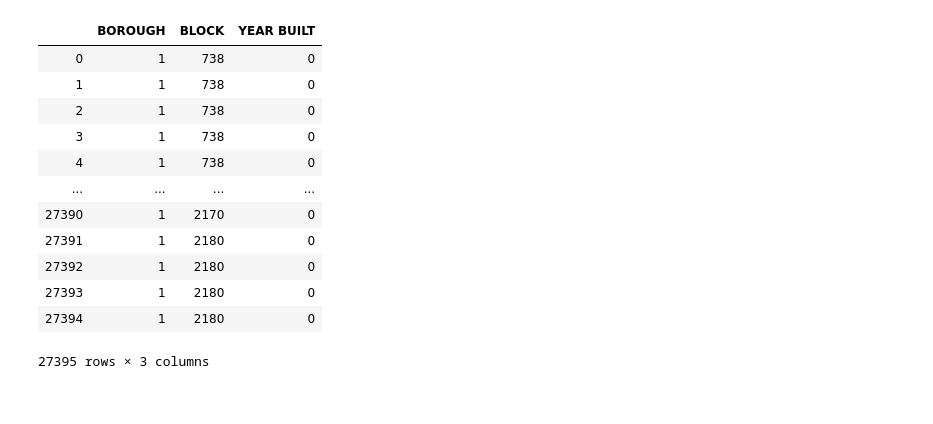
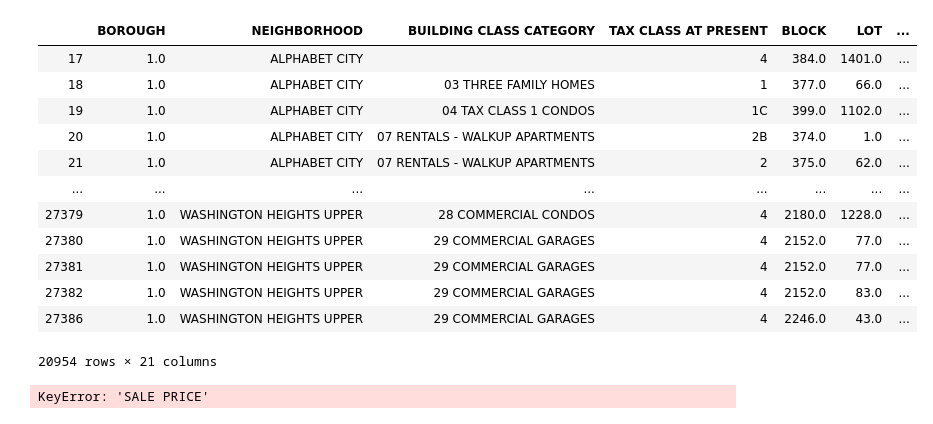
Before and after one commit to Zaederx/BigData-Assignment1, a Jupyter notebook: Assignment1.ipynb, the cells around one changed output. Drawn from its saved outputs; the diff is of its cells as text; code cells hidden in the pictures.

Commit message:
Most of necessary data cleaning is done - Almost ready for visualisation and some analysis

```diff
--- a/Assignment1.ipynb
+++ b/Assignment1.ipynb
@@ -89,0 +58,7 @@ Data Description:
+# %%
+# Data Cleaning
+df = df.replace(' ', np.NaN)
+df['YEAR BUILT'] = df['YEAR BUILT'].replace('0', np.NaN)
+del df['EASE-MENT']#because it is empty
+
+print('some cleaning performed')
@@ -89,0 +143,4 @@ Data Description:
+# %%
+#drop NaN values from rows
+df = df.dropna(axis=0)
+df
@@ -89,0 +161,25 @@ Data Description:
+# %%
+
+# prices = df.get('SALE PRICE', pd.Series(index=df.index, name='Price'))
+# prices = df['SALE PRICE'].(dtype=object)
+# prices = np.asarray(df['SALE PRICE'])
+
+#CONVERT SALE PRICE TO NUMERIC INSTEAD OF OBJECT
+price_copy = df['SALE PRICE'];
+print('price_copy\n',price_copy)
+str_prices = price_copy.replace('[\$]','', regex=True)
+print('\nremove "$"\n',str_prices)
+str_prices = str_prices.replace(',','', regex = True)
+print('\nremove ","\n',str_prices)
+str_prices = str_prices.replace(regex=r'\b0\b', value=np.NaN)
+print('\nremove "0"\n',str_prices)
+num_prices = pd.to_numeric(str_prices) #To fix parsing error - ValueError: Unable to parse string "$360,000" at position 0
+print('\nprice to numeric\n',num_prices)
+# df.loc['SALE PRICE'] = df['SALE PRICE'].replace('$0', np.NaN)
+df.loc['SALE PRICE'] = num_prices
+
+
+ln_prices = np.log10(num_prices)
+df = df.assign(LN_PRICE=ln_prices)
+df = df.dropna()
+df
@@ -90,17 +229,17 @@ Data Description:
 # %%
 # Looking at data
-df[['BOROUGH','BLOCK','YEAR BUILT']]
+df
 # %% [output]
-|  | BOROUGH | BLOCK | YEAR BUILT |
-| 0 | 1 | 738 | 0 |
-| 1 | 1 | 738 | 0 |
-| 2 | 1 | 738 | 0 |
-| 3 | 1 | 738 | 0 |
-| 4 | 1 | 738 | 0 |
-| ... | ... | ... | ... |
-| 27390 | 1 | 2170 | 0 |
-| 27391 | 1 | 2180 | 0 |
-| 27392 | 1 | 2180 | 0 |
-| 27393 | 1 | 2180 | 0 |
-| 27394 | 1 | 2180 | 0 |
+|  | BOROUGH | NEIGHBORHOOD | BUILDING CLASS CATEGORY | TAX CLASS AT PRESENT | BLOCK | LOT | ... |
+| 17 | 1.0 | ALPHABET CITY |  | 4 | 384.0 | 1401.0 | ... |
+| 18 | 1.0 | ALPHABET CITY | 03 THREE FAMILY HOMES | 1 | 377.0 | 66.0 | ... |
+| 19 | 1.0 | ALPHABET CITY | 04 TAX CLASS 1 CONDOS | 1C | 399.0 | 1102.0 | ... |
+| 20 | 1.0 | ALPHABET CITY | 07 RENTALS - WALKUP APARTMENTS | 2B | 374.0 | 1.0 | ... |
+| 21 | 1.0 | ALPHABET CITY | 07 RENTALS - WALKUP APARTMENTS | 2 | 375.0 | 62.0 | ... |
+| ... | ... | ... | ... | ... | ... | ... | ... |
+| 27379 | 1.0 | WASHINGTON HEIGHTS UPPER | 28 COMMERCIAL CONDOS | 4 | 2180.0 | 1228.0 | ... |
+| 27380 | 1.0 | WASHINGTON HEIGHTS UPPER | 29 COMMERCIAL GARAGES | 4 | 2152.0 | 77.0 | ... |
+| 27381 | 1.0 | WASHINGTON HEIGHTS UPPER | 29 COMMERCIAL GARAGES | 4 | 2152.0 | 77.0 | ... |
+| 27382 | 1.0 | WASHINGTON HEIGHTS UPPER | 29 COMMERCIAL GARAGES | 4 | 2152.0 | 83.0 | ... |
+| 27386 | 1.0 | WASHINGTON HEIGHTS UPPER | 29 COMMERCIAL GARAGES | 4 | 2246.0 | 43.0 | ... |
-27395 rows × 3 columns
+20954 rows × 21 columns
@@ -109,3 +246,9 @@ df[['BOROUGH','BLOCK','YEAR BUILT']]
+# %%
+# Visualise
+df.loc['SALE PRICE']
+df.groupby('NEIGHBORHOOD')['SALE PRICE'].mean()
+# %% [output]
+KeyError: 'SALE PRICE'
 # %%
 # Cleanse & Re-Visualise
 # %%
```
Also changed, not shown: parts of 13 cells of this notebook, 1 other file.
